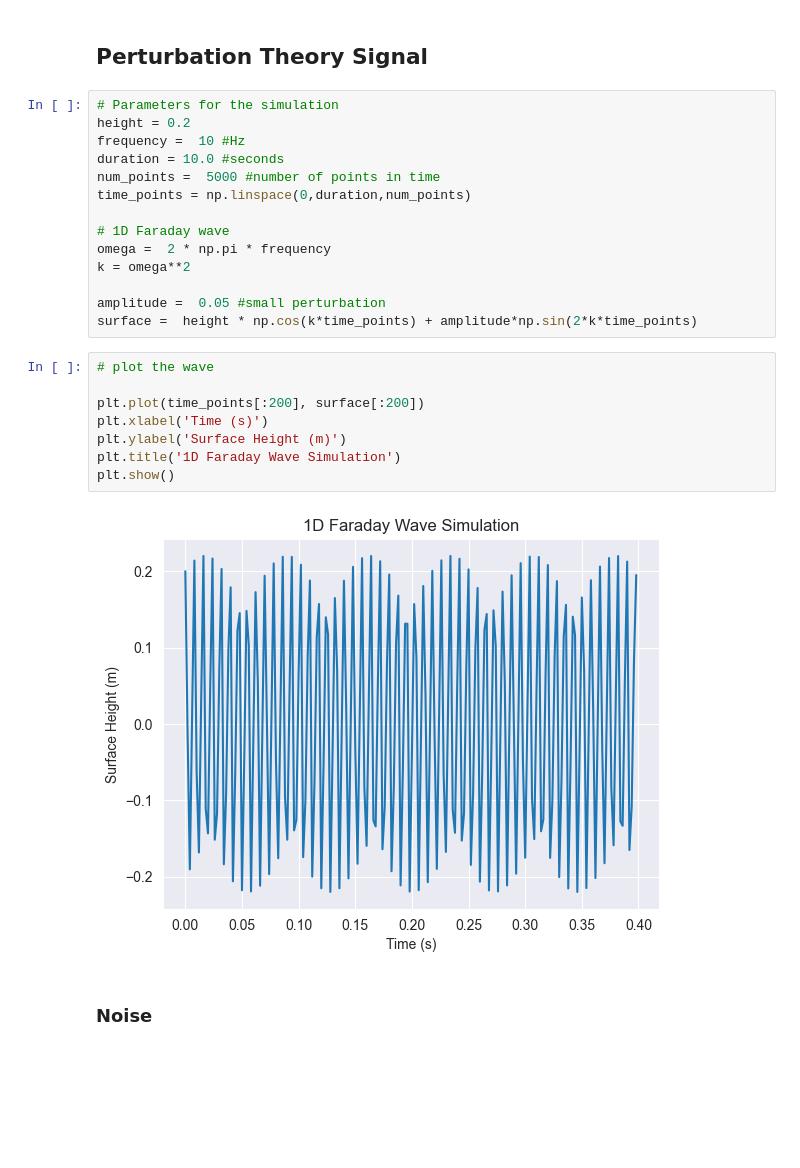
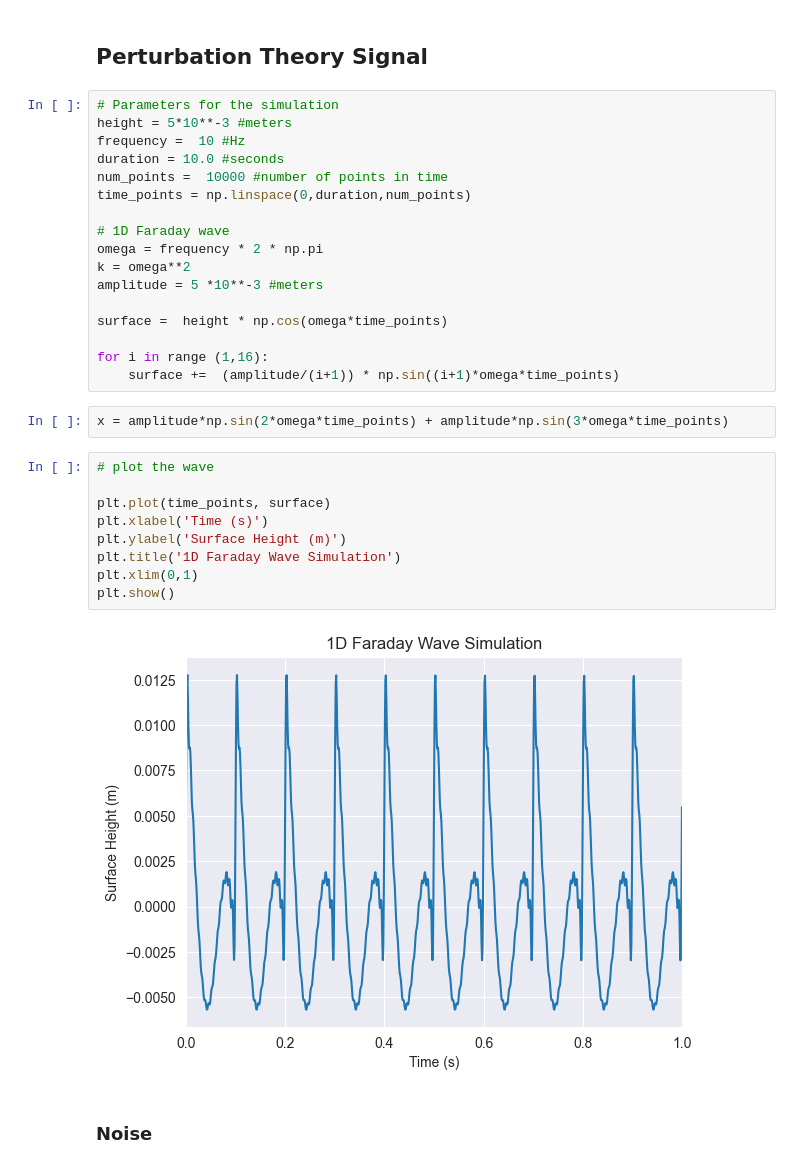
Before and after one commit to consuelorojas/Tesis, a Jupyter notebook: Notebooks/signal_simulation_v1.ipynb, the cells around one changed output. Cells and saved outputs as stored; diff of their text form; blank space fills up the shorter version.

```diff
--- a/Notebooks/signal_simulation_v1.ipynb
+++ b/Notebooks/signal_simulation_v1.ipynb
@@ -15,28 +15,34 @@ np.random.seed(27)
 ## **Perturbation Theory Signal**
 # %%
 # Parameters for the simulation
-height = 0.2
+height = 5*10**-3 #meters
 frequency =  10 #Hz
 duration = 10.0 #seconds
-num_points =  5000 #number of points in time
+num_points =  10000 #number of points in time
 time_points = np.linspace(0,duration,num_points)
 
 # 1D Faraday wave
-omega =  2 * np.pi * frequency
+omega = frequency * 2 * np.pi
 k = omega**2
+amplitude = 5 *10**-3 #meters
 
-amplitude =  0.05 #small perturbation
-surface =  height * np.cos(k*time_points) + amplitude*np.sin(2*k*time_points)
+surface =  height * np.cos(omega*time_points)
+
+for i in range (1,16):
+    surface +=  (amplitude/(i+1)) * np.sin((i+1)*omega*time_points)
+# %%
+x = amplitude*np.sin(2*omega*time_points) + amplitude*np.sin(3*omega*time_points)
 # %%
 # plot the wave
 
-plt.plot(time_points[:200], surface[:200])
+plt.plot(time_points, surface)
 plt.xlabel('Time (s)')
 plt.ylabel('Surface Height (m)')
 plt.title('1D Faraday Wave Simulation')
+plt.xlim(0,1)
 plt.show()
 # %% [output]
-[figure, old version]
+[figure, new version]
 # %% [markdown]
 ### **Noise**
 # %%
```
Also changed, not shown: parts of 10 cells of this notebook.
